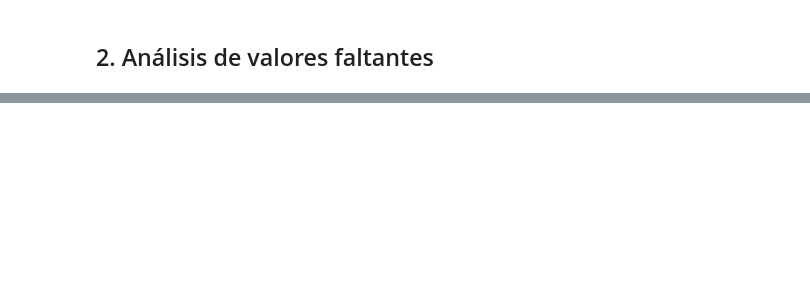
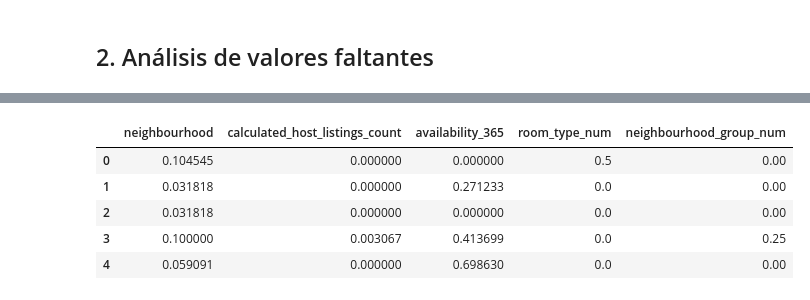
Before and after one commit to Alfonso-wav/EDA_1, a Jupyter notebook: src/explore.ipynb, the cells around one changed output, grey strips where cells are left out. Drawn from its saved outputs; the diff is of its cells as text; code cells hidden in the pictures; blank space fills up the shorter version.

```diff
--- a/src/explore.ipynb
+++ b/src/explore.ipynb
@@ -265,0 +283,24 @@ total_data_norm.head()
+# %%
+
+
+# We divide the dataset into training and test samples.
+X = total_data_norm.drop("price", axis = 1)
+y = total_data_norm["price"]
+
+X_train, X_test, y_train, y_test = train_test_split(X, y, test_size = 0.2, random_state = 24)
+
+# With a value of k = 5 we implicitly mean that we want to remove 2 features from the dataset
+selection_model = SelectKBest(chi2, k = 5)
+selection_model.fit(X_train, y_train)
+ix = selection_model.get_support()
+X_train_sel = pd.DataFrame(selection_model.transform(X_train), columns = X_train.columns.values[ix])
+X_test_sel = pd.DataFrame(selection_model.transform(X_test), columns = X_test.columns.values[ix])
+
+X_train_sel.head()
+# %% [output]
+|  | neighbourhood | calculated_host_listings_count | availability_365 | room_type_num | neighbourhood_group_num |
+| 0 | 0.104545 | 0.000000 | 0.000000 | 0.5 | 0.00 |
+| 1 | 0.031818 | 0.000000 | 0.271233 | 0.0 | 0.00 |
+| 2 | 0.031818 | 0.000000 | 0.000000 | 0.0 | 0.00 |
+| 3 | 0.100000 | 0.003067 | 0.413699 | 0.0 | 0.25 |
+| 4 | 0.059091 | 0.000000 | 0.698630 | 0.0 | 0.00 |
```
Also changed, not shown: parts of 7 cells of this notebook, 2 other files.
